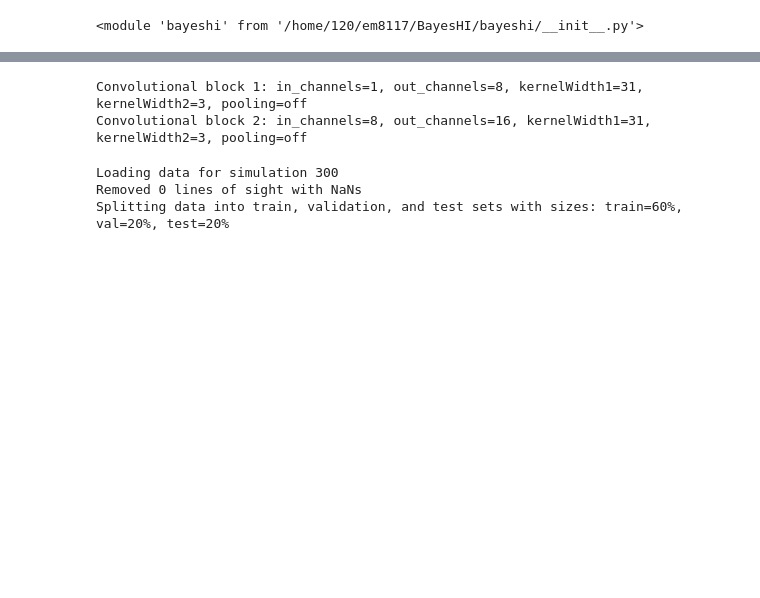
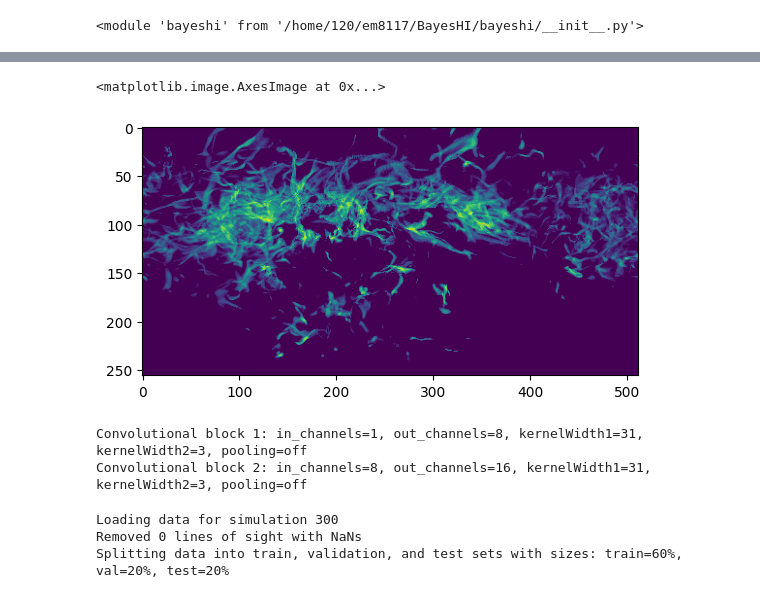
Before and after one commit to EricMullerAU/BayesHI, a Jupyter notebook: bayeshi testing.ipynb, the cells around one changed output, grey strips where cells are left out. Cells and saved outputs as stored; diff of their text form; code cells hidden in the pictures; blank space fills up the shorter version.

```diff
--- a/bayeshi testing.ipynb
+++ b/bayeshi testing.ipynb
@@ -14,3 +68,8 @@ importlib.reload(bayeshi)
+# %%
+plt.imshow(test2[:,0].reshape(256,512))
+# %% [output]
+<matplotlib.image.AxesImage at 0x...>
+[figure, added]
 # %%
 model = bayeshi.load_model('bayeshi', cnnBlocks=2)
 # %% [output]
```
Also changed, not shown: parts of 9 cells of this notebook, 3 other files.
